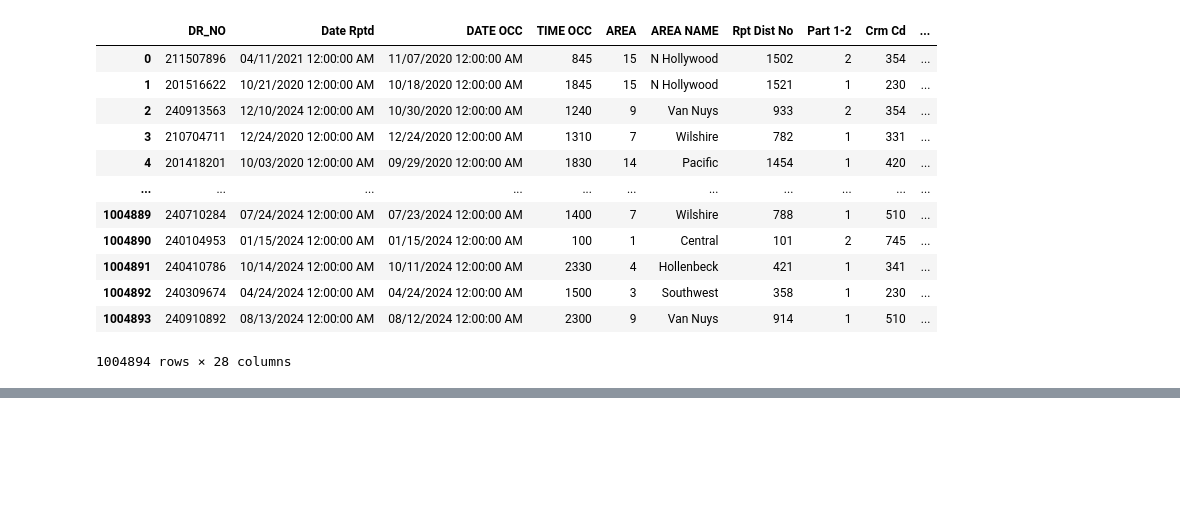
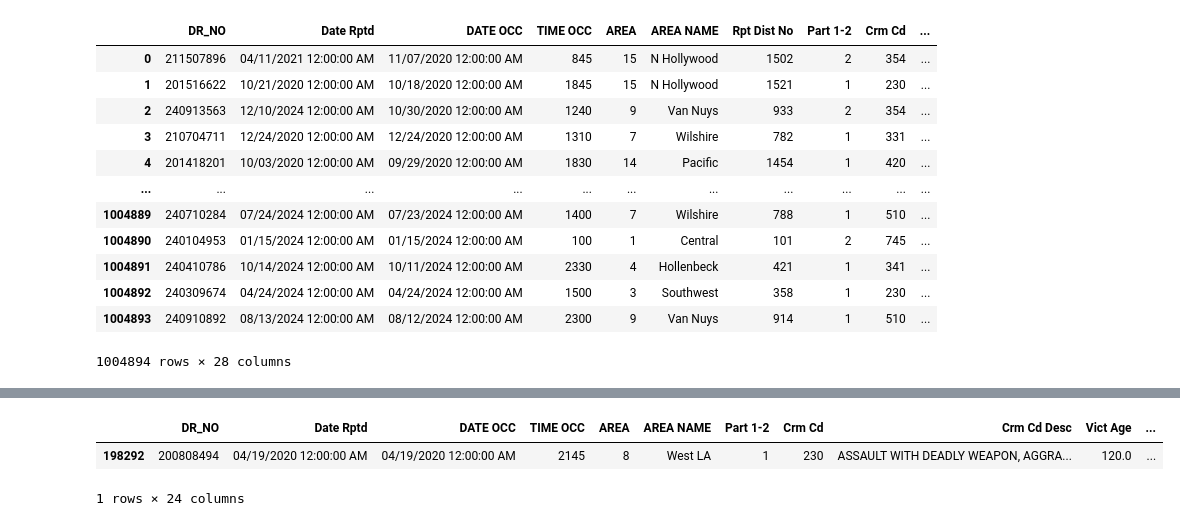
Before and after one commit to kamariban/data-analysis, a Jupyter notebook: crime.ipynb, the cells around one changed output, grey strips where cells are left out. Saved outputs shown, nothing was run; the diff lists cells and outputs as text; code cells hidden in the pictures; blank space fills up the shorter version.

```diff
--- a/crime.ipynb
+++ b/crime.ipynb
@@ -49,0 +115,5 @@ remove
+# %%
+# standardize 'Vict Sex' column to have consistent values: 'Male ', 'Female ', and 'Unspecified'
+clean_df['Vict Sex'] = clean_df['Vict Sex'].apply(lambda x: 'Unspecified' if x != 'F' and x != 'M' else x)
+clean_df.loc[clean_df['Vict Sex'] == 'M', 'Vict Sex'] = 'Male'
+clean_df.loc[clean_df['Vict Sex'] == 'F', 'Vict Sex'] = 'Female'
@@ -49,0 +141,11 @@ remove
+# %%
+
+clean_df['Vict Descent'] = (
+    clean_df['Vict Descent']
+    .astype(str)      # convert everything to string
+    .str.strip()      # remove leading/trailing whitespace
+    .str.upper()      # make all text uppercase
+)
+# replace any value that is not a valid descent code with NaN
+clean_df['Vict Descent'] = clean_df['Vict Descent'].replace('-', np.nan)
+clean_df['Vict Descent'] = clean_df['Vict Descent'].replace(['-', 'X'], np.nan)
@@ -49,0 +246,6 @@ remove
+# %%
+clean_df[clean_df['Vict Age'] > 100]
+# %% [output]
+|  | DR_NO | Date Rptd | DATE OCC | TIME OCC | AREA | AREA NAME | Part 1-2 | Crm Cd | Crm Cd Desc | Vict Age | ... |
+| 198292 | 200808494 | 04/19/2020 12:00:00 AM | 04/19/2020 12:00:00 AM | 2145 | 8 | West LA | 1 | 230 | ASSAULT WITH DEADLY WEAPON, AGGRA... | 120.0 | ... |
+1 rows × 24 columns
```
Also changed, not shown: parts of 29 cells of this notebook.
